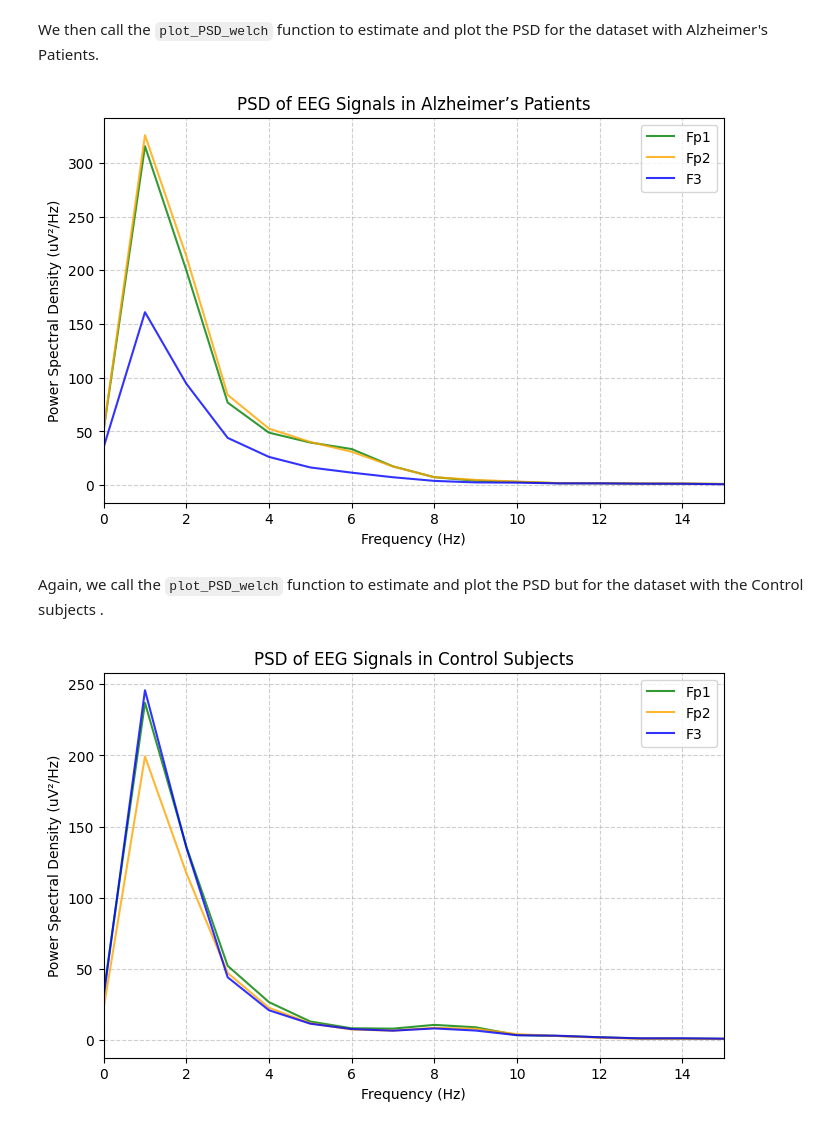
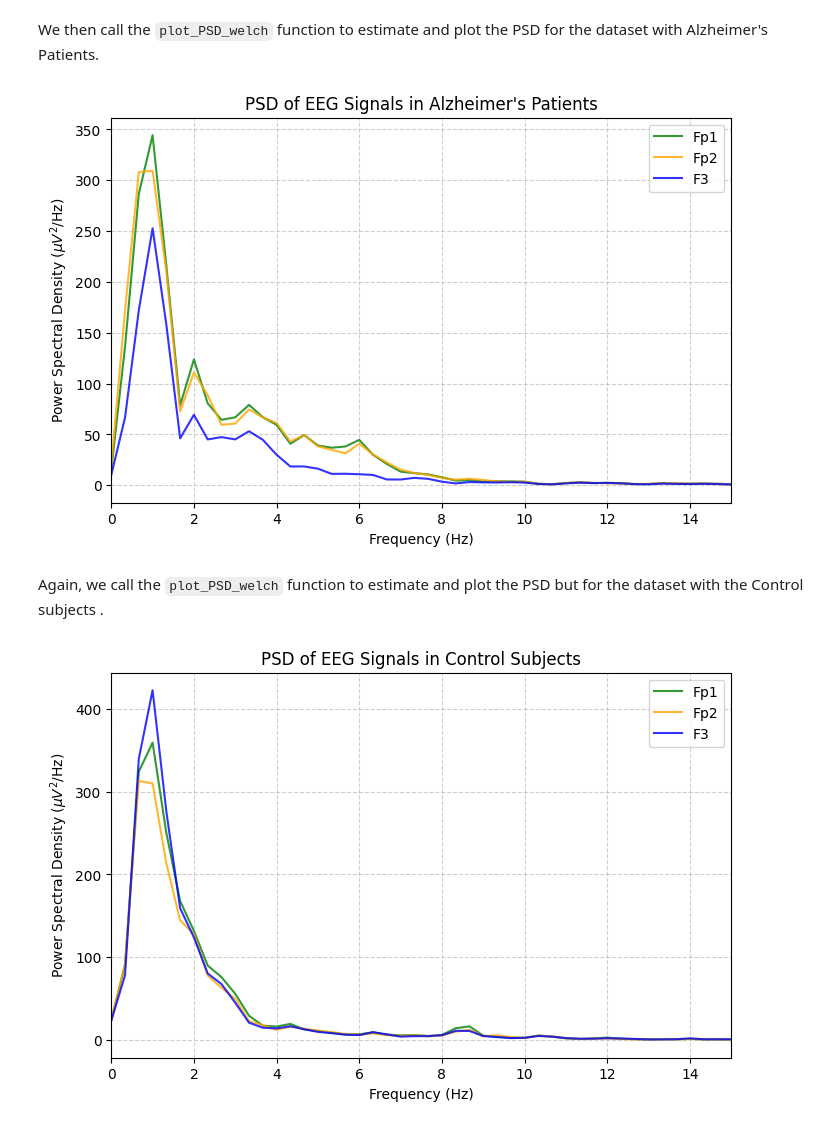
Before and after one commit to Aaron3963/COGS118C_Project, a Jupyter notebook: project.ipynb, the cells around one changed output. Cells and saved outputs as stored; diff of their text form; code cells hidden in the pictures.

Commit message:
Minor update with increasing Welch resolution

```diff
--- a/project.ipynb
+++ b/project.ipynb
@@ -127,7 +127,7 @@ def plot_PSD_welch(df, title, nperseg):
 
     plt.xlabel("Frequency (Hz)")
     plt.xlim(0, 15)
-    plt.ylabel("Power Spectral Density (uV²/Hz)")
+    plt.ylabel(r"Power Spectral Density ($\mu V^2$/Hz)")
     plt.title(title)
     plt.grid(linestyle='--', alpha=0.6)
     plt.legend()
@@ -135,12 +135,12 @@ def plot_PSD_welch(df, title, nperseg):
 # %% [markdown]
 We then call the `plot_PSD_welch` function to estimate and plot the PSD for the dataset with Alzheimer's Patients.
 # %%
-plot_PSD_welch(df_AD, "PSD of EEG Signals in Alzheimer’s Patients", 500)
+plot_PSD_welch(df_AD, "PSD of EEG Signals in Alzheimer's Patients",1500)
 # %% [output]
-[figure, old version]
+[figure, new version]
 # %% [markdown]
 Again, we call the `plot_PSD_welch` function to estimate and plot the PSD but for the dataset with the Control subjects .
 # %%
-plot_PSD_welch(df_control, "PSD of EEG Signals in Control Subjects", 500)
+plot_PSD_welch(df_control, "PSD of EEG Signals in Control Subjects", 1500)
 # %% [output]
-[figure, old version]
+[figure, new version]
```
Also changed, not shown: parts of 1 cell of this notebook.
